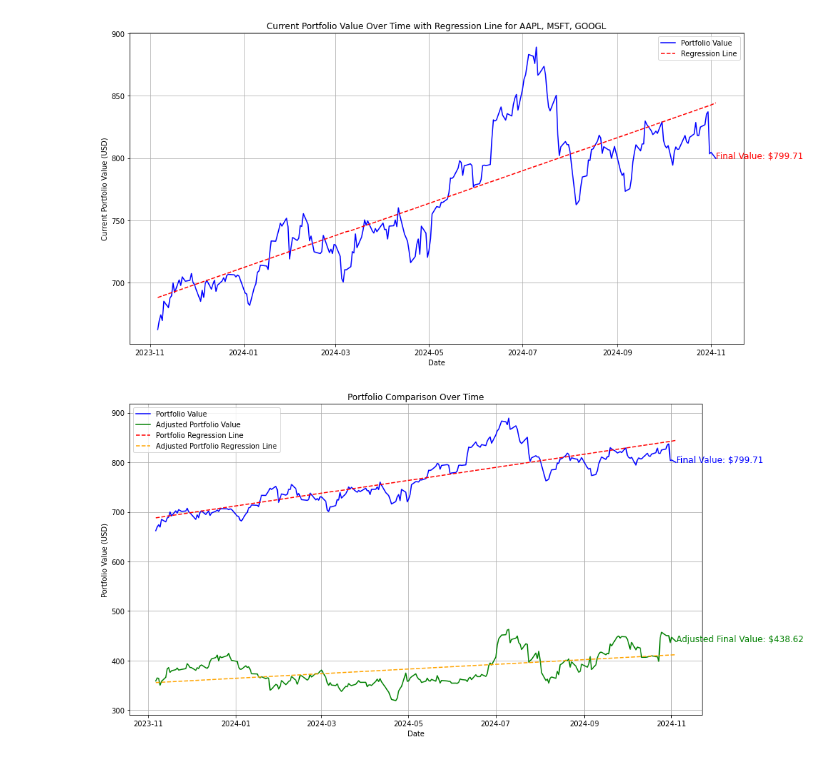
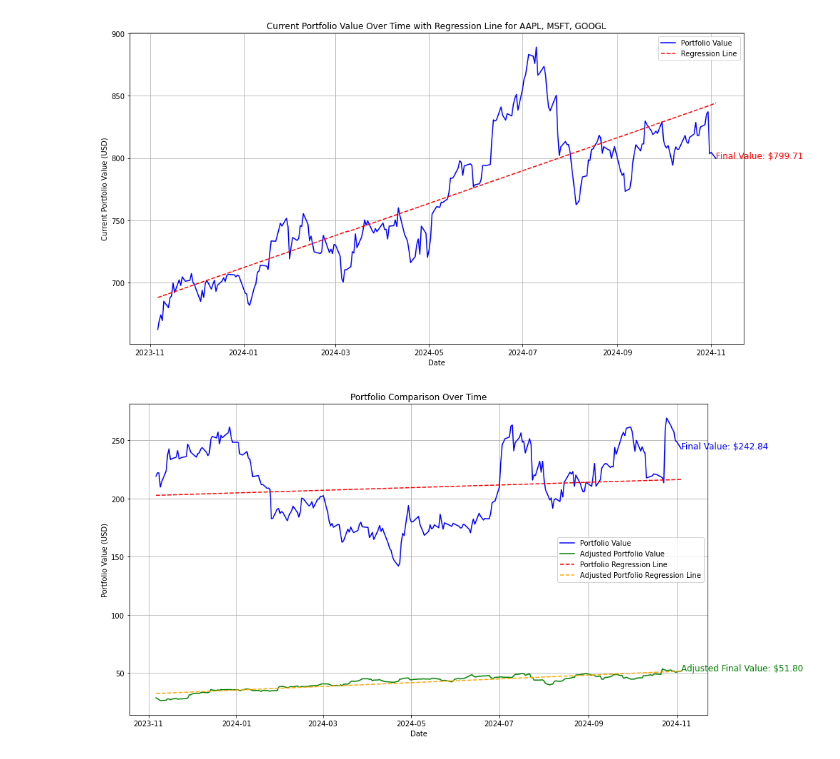
Before and after one commit to Evantl17/cs506-final-project, a Jupyter notebook: forcasting.ipynb, the cells around one changed output. Drawn from its saved outputs; the diff is of its cells as text; code cells hidden in the pictures.

```diff
--- a/forcasting.ipynb
+++ b/forcasting.ipynb
@@ -223,33 +223,33 @@ def plot_two_portfolios_with_regression(portfolio_list, adjusted_portfolio_list,
     # Add regression lines for both portfolios
     date_numeric = (portfolio_value.index - portfolio_value.index.min()).days
     coefficients = np.polyfit(date_numeric, portfolio_value, 1)
     regression_line = np.polyval(coefficients, date_numeric)
     plt.plot(portfolio_value.index, regression_line, label='Portfolio Regression Line', color='red', linestyle='--')
 
     adjusted_date_numeric = (adjusted_portfolio_value.index - adjusted_portfolio_value.index.min()).days
     adjusted_coefficients = np.polyfit(adjusted_date_numeric, adjusted_portfolio_value, 1)
     adjusted_regression_line = np.polyval(adjusted_coefficients, adjusted_date_numeric)
     plt.plot(adjusted_portfolio_value.index, adjusted_regression_line, label='Adjusted Portfolio Regression Line', color='orange', linestyle='--')
 
     # Plot formatting
     plt.title(f'Portfolio Comparison Over Time')
     plt.xlabel('Date')
     plt.ylabel('Portfolio Value (USD)')
     plt.grid(True)
     plt.legend()
 
     # Show the final value as text on the plot
     plt.text(portfolio_value.index[-1], portfolio_value.iloc[-1],
              f'Final Value: ${portfolio_value.iloc[-1]:.2f}', fontsize=12, color='blue')
     plt.text(adjusted_portfolio_value.index[-1], adjusted_portfolio_value.iloc[-1],
              f'Adjusted Final Value: ${adjusted_portfolio_value.iloc[-1]:.2f}', fontsize=12, color='green')
 
     plt.tight_layout()
     plt.show()
 
 # Example usage:
-portfolio_list = ['AAPL', 'MSFT', 'GOOGL']  # Replace with your portfolio tickers
-adjusted_portfolio_list = ['AMZN','TSLA']  # Replace with your adjusted portfolio tickers
+portfolio_list = ['TSLA']  # Replace with your portfolio tickers
+adjusted_portfolio_list = ['GM']  # Replace with your adjusted portfolio tickers
 plot_two_portfolios_with_regression(portfolio_list, adjusted_portfolio_list, close_prices_df)
 # %% [output]
-[figure, old version]
+[figure, new version]
```
